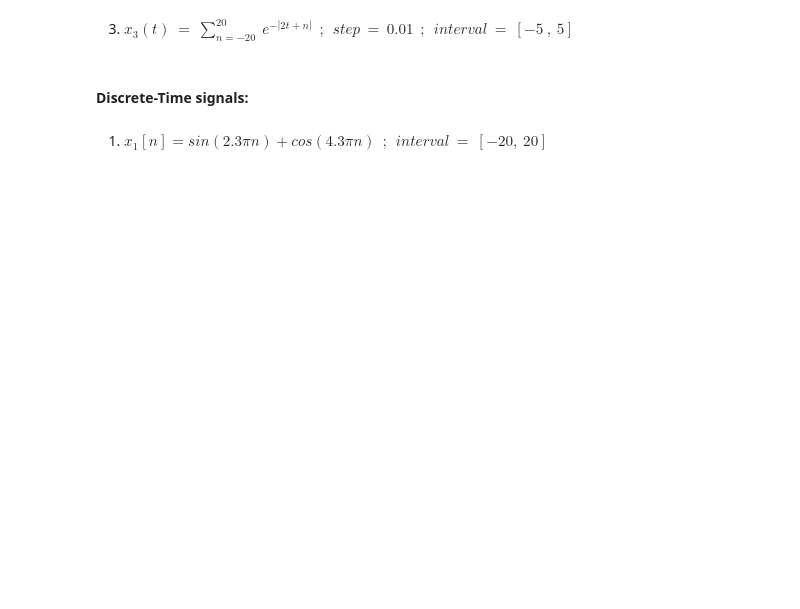
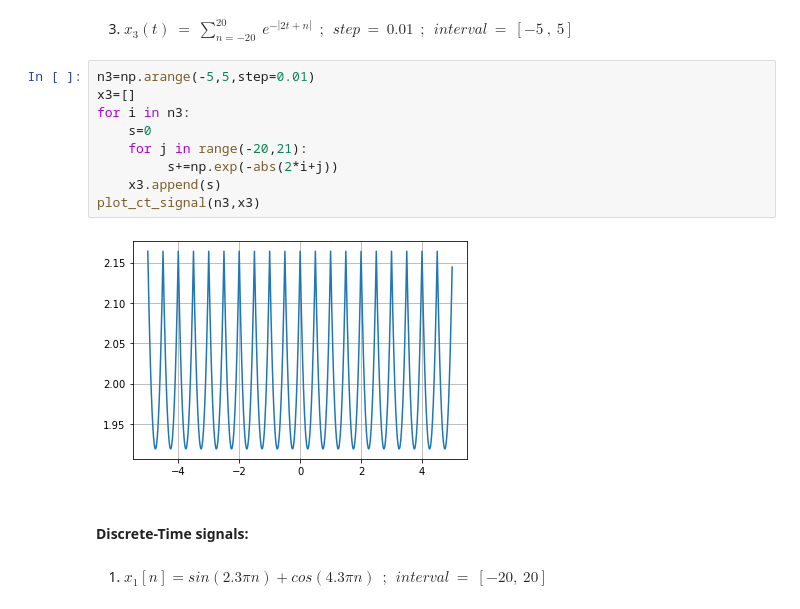
Before and after one commit to sajadalipour7/Signals-And-Systems, a Jupyter notebook: Introduction/SS_PA1.ipynb, the cells around one changed output. Drawn from its saved outputs; the diff is of its cells as text; blank space fills up the shorter version.

```diff
--- a/Introduction/SS_PA1.ipynb
+++ b/Introduction/SS_PA1.ipynb
@@ -70,5 +102,16 @@ plot_dt_signal(n=n, x_n=x_n)
 # %% [markdown]
 3. $x_3(t)\:=\:\sum _{n=-20}^{20}\:e^{-|2t+n|}\:\:;\:\:step\:=\:0.01\:\:;\:\:interval\:=\:[-5 \:,\:5]$
+# %%
+n3=np.arange(-5,5,step=0.01)
+x3=[]
+for i in n3:
+    s=0
+    for j in range(-20,21):
+         s+=np.exp(-abs(2*i+j))
+    x3.append(s)
+plot_ct_signal(n3,x3)
+# %% [output]
+[figure, added]
 # %% [markdown]
 #### Discrete-Time signals:
 # %% [markdown]
```
Also changed, not shown: parts of 25 cells of this notebook.
